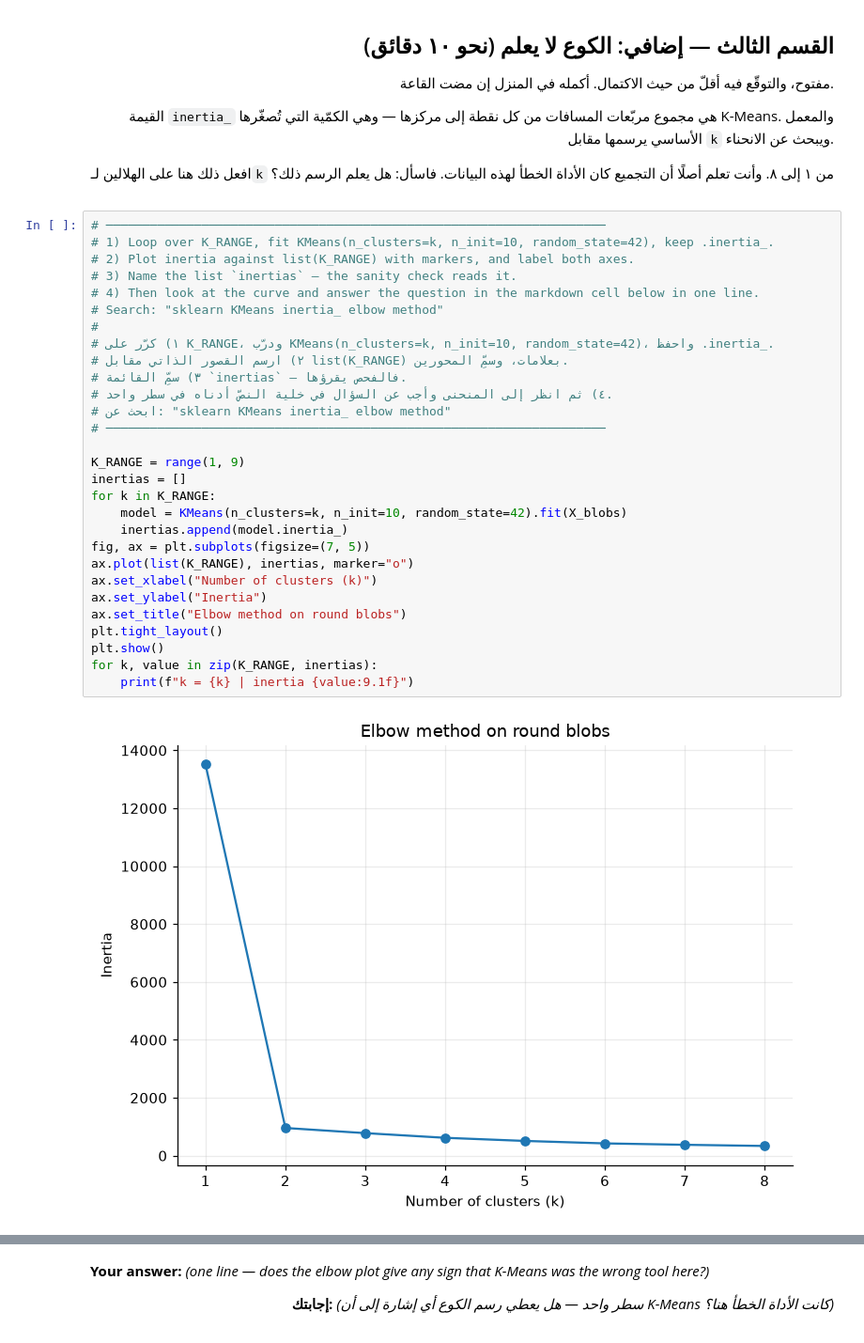
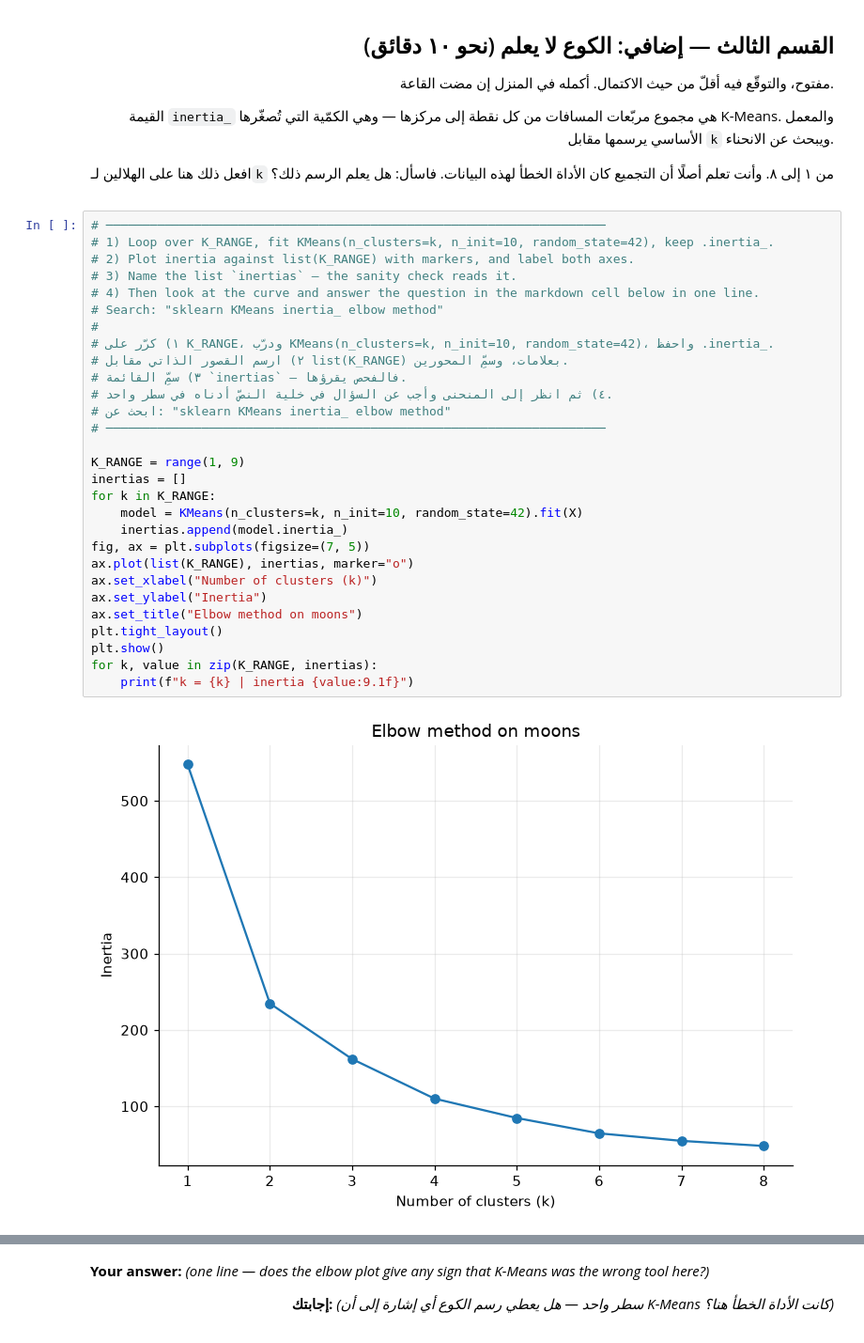
Before and after one commit to rimas-al-abunasser/AIEP_Olo_student, a Jupyter notebook: week_1_foundations/labs/D5_extra_kmeans/D5_extra_kmeans_blank.ipynb, the cells around one changed output, grey strips where cells are left out. Shown at 94% size. Cells and saved outputs as stored; diff of their text form.

Commit message:
Fix K-Means elbow analysis on moons

```diff
--- a/week_1_foundations/labs/D5_extra_kmeans/D5_extra_kmeans_blank.ipynb
+++ b/week_1_foundations/labs/D5_extra_kmeans/D5_extra_kmeans_blank.ipynb
@@ -550,22 +550,22 @@ data. Ask whether the plot knows.
 # ٢) ارسم القصور الذاتي مقابل list(K_RANGE) بعلامات، وسمِّ المحورين.
 # ٣) سمِّ القائمة `inertias` — فالفحص يقرؤها.
 # ٤) ثم انظر إلى المنحنى وأجب عن السؤال في خلية النصّ أدناه في سطر واحد.
 # ابحث عن: "sklearn KMeans inertia_ elbow method"
 # ────────────────────────────────────────────────────────────────────
 
 K_RANGE = range(1, 9)
 inertias = []
 for k in K_RANGE:
-    model = KMeans(n_clusters=k, n_init=10, random_state=42).fit(X_blobs)
+    model = KMeans(n_clusters=k, n_init=10, random_state=42).fit(X)
     inertias.append(model.inertia_)
 fig, ax = plt.subplots(figsize=(7, 5))
 ax.plot(list(K_RANGE), inertias, marker="o")
 ax.set_xlabel("Number of clusters (k)")
 ax.set_ylabel("Inertia")
-ax.set_title("Elbow method on round blobs")
+ax.set_title("Elbow method on moons")
 plt.tight_layout()
 plt.show()
 for k, value in zip(K_RANGE, inertias):
     print(f"k = {k} | inertia {value:9.1f}")
 # %% [output]
-[figure, old version]
+[figure, new version]
```
Also changed, not shown: parts of 3 cells of this notebook.
